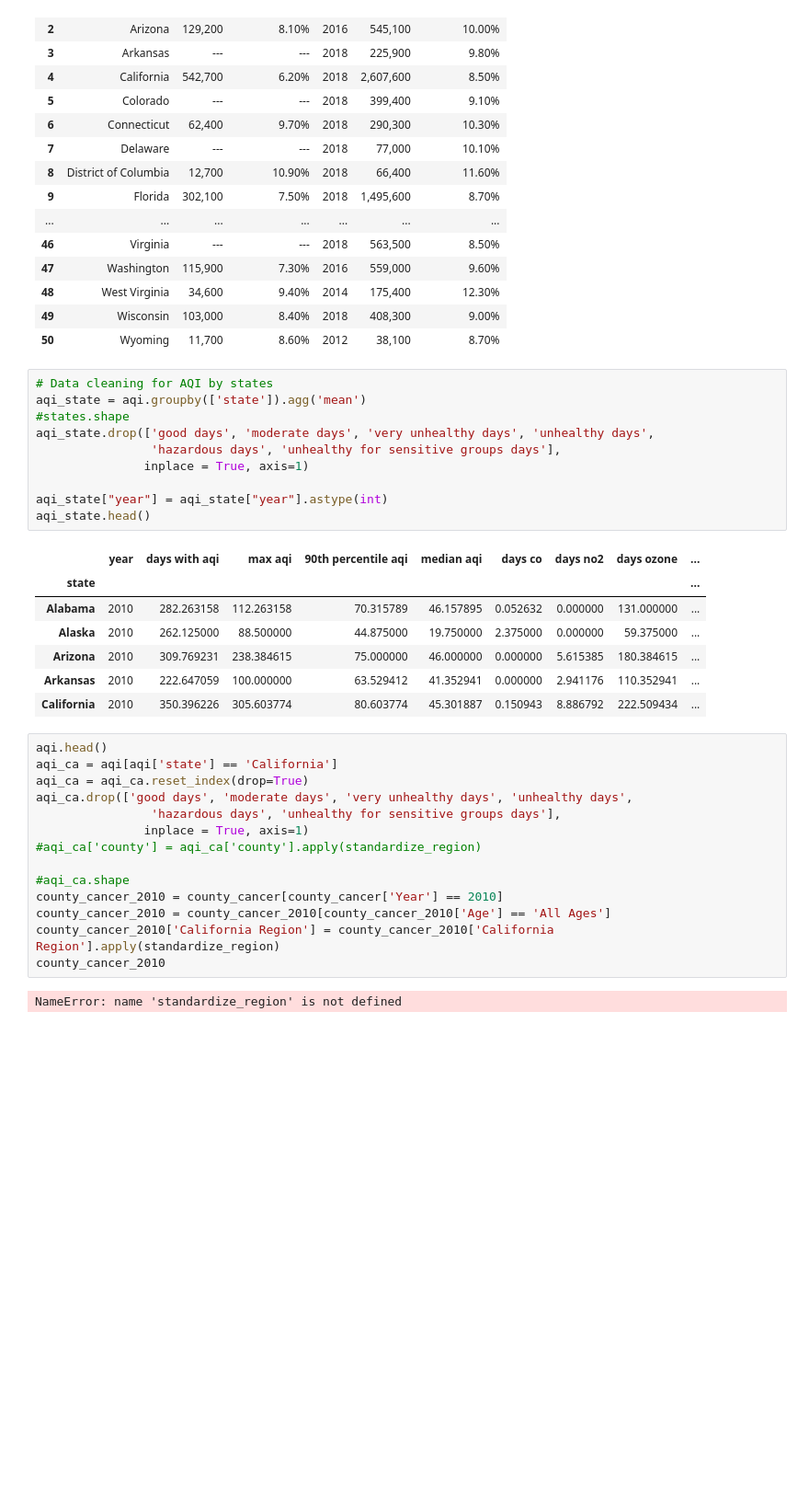
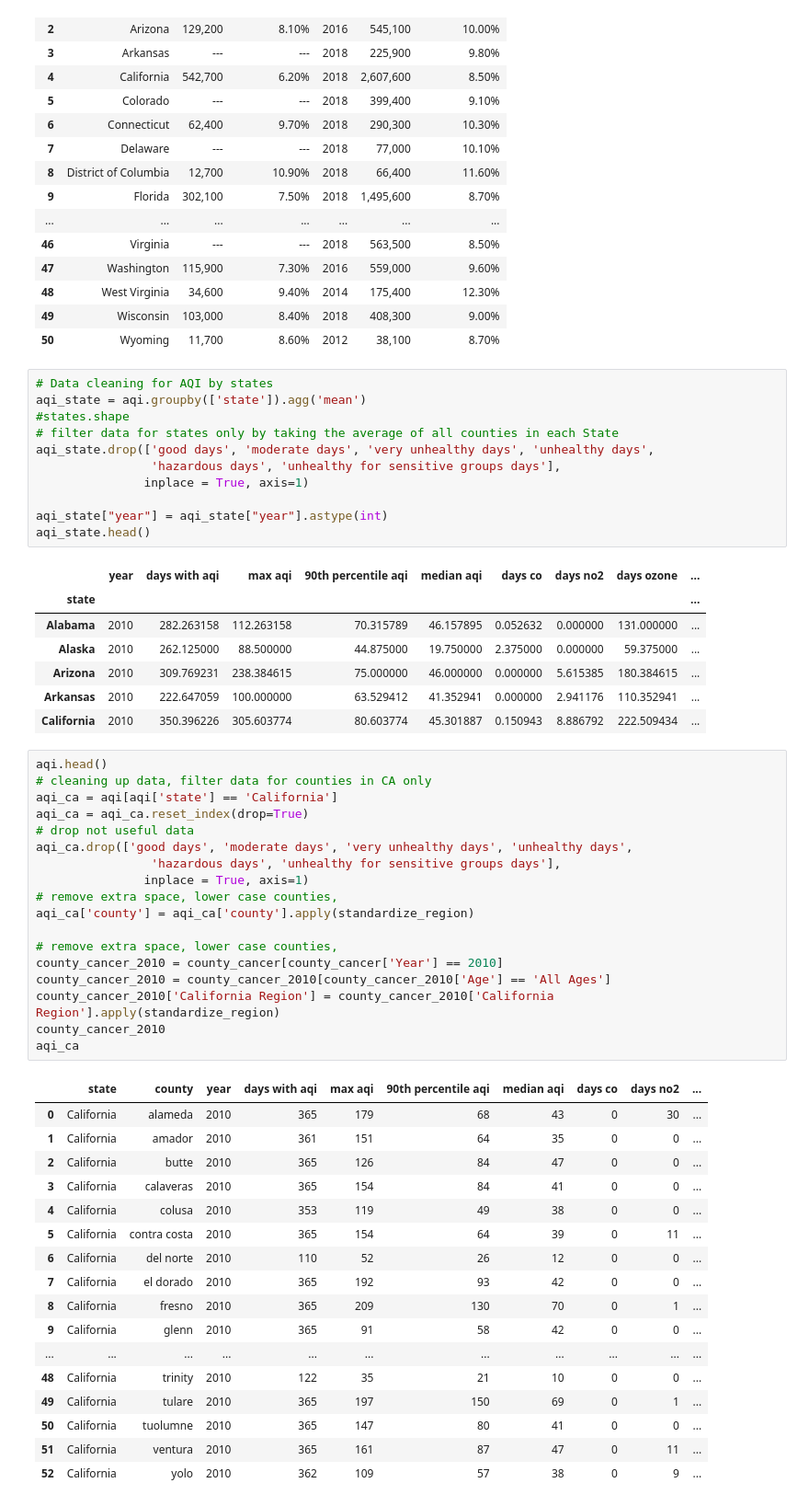
Before and after one commit to tintrungp/COGS108_Repo, a Jupyter notebook: DataCheckpointGroup017Sp22.ipynb, the cells around one changed output. Shown: that part at 92% size. Saved outputs shown, nothing was run; the diff lists cells and outputs as text; blank space fills up the shorter version.

Commit message:
clean aqi

```diff
--- a/DataCheckpointGroup017Sp22.ipynb
+++ b/DataCheckpointGroup017Sp22.ipynb
@@ -138,6 +138,7 @@ df
 # Data cleaning for AQI by states
 aqi_state = aqi.groupby(['state']).agg('mean')
 #states.shape
+# filter data for states only by taking the average of all counties in each State
 aqi_state.drop(['good days', 'moderate days', 'very unhealthy days', 'unhealthy days',
                 'hazardous days', 'unhealthy for sensitive groups days'],
                inplace = True, axis=1)
@@ -154,20 +155,40 @@ aqi_state.head()
 | California | 2010 | 350.396226 | 305.603774 | 80.603774 | 45.301887 | 0.150943 | 8.886792 | 222.509434 | ... |
 # %%
 aqi.head()
+# cleaning up data, filter data for counties in CA only
 aqi_ca = aqi[aqi['state'] == 'California']
 aqi_ca = aqi_ca.reset_index(drop=True)
+# drop not useful data
 aqi_ca.drop(['good days', 'moderate days', 'very unhealthy days', 'unhealthy days',
                 'hazardous days', 'unhealthy for sensitive groups days'],
                inplace = True, axis=1)
-#aqi_ca['county'] = aqi_ca['county'].apply(standardize_region)
+# remove extra space, lower case counties,
+aqi_ca['county'] = aqi_ca['county'].apply(standardize_region)
 
-#aqi_ca.shape
+# remove extra space, lower case counties,
 county_cancer_2010 = county_cancer[county_cancer['Year'] == 2010]
 county_cancer_2010 = county_cancer_2010[county_cancer_2010['Age'] == 'All Ages']
 county_cancer_2010['California Region'] = county_cancer_2010['California Region'].apply(standardize_region)
 county_cancer_2010
+aqi_ca
 # %% [output]
-NameError: name 'standardize_region' is not defined
+|  | state | county | year | days with aqi | max aqi | 90th percentile aqi | median aqi | days co | days no2 | ... |
+| 0 | California | alameda | 2010 | 365 | 179 | 68 | 43 | 0 | 30 | ... |
+| 1 | California | amador | 2010 | 361 | 151 | 64 | 35 | 0 | 0 | ... |
+| 2 | California | butte | 2010 | 365 | 126 | 84 | 47 | 0 | 0 | ... |
+| 3 | California | calaveras | 2010 | 365 | 154 | 84 | 41 | 0 | 0 | ... |
+| 4 | California | colusa | 2010 | 353 | 119 | 49 | 38 | 0 | 0 | ... |
+| 5 | California | contra costa | 2010 | 365 | 154 | 64 | 39 | 0 | 11 | ... |
+| 6 | California | del norte | 2010 | 110 | 52 | 26 | 12 | 0 | 0 | ... |
+| 7 | California | el dorado | 2010 | 365 | 192 | 93 | 42 | 0 | 0 | ... |
+| 8 | California | fresno | 2010 | 365 | 209 | 130 | 70 | 0 | 1 | ... |
+| 9 | California | glenn | 2010 | 365 | 91 | 58 | 42 | 0 | 0 | ... |
+| ... | ... | ... | ... | ... | ... | ... | ... | ... | ... | ... |
+| 48 | California | trinity | 2010 | 122 | 35 | 21 | 10 | 0 | 0 | ... |
+| 49 | California | tulare | 2010 | 365 | 197 | 150 | 69 | 0 | 1 | ... |
+| 50 | California | tuolumne | 2010 | 365 | 147 | 80 | 41 | 0 | 0 | ... |
+| 51 | California | ventura | 2010 | 365 | 161 | 87 | 47 | 0 | 11 | ... |
+| 52 | California | yolo | 2010 | 362 | 109 | 57 | 38 | 0 | 9 | ... |
 # %%
 # remove " county"
 def standardize_region(str_in):
```
Also changed, not shown: parts of 2 cells of this notebook.
